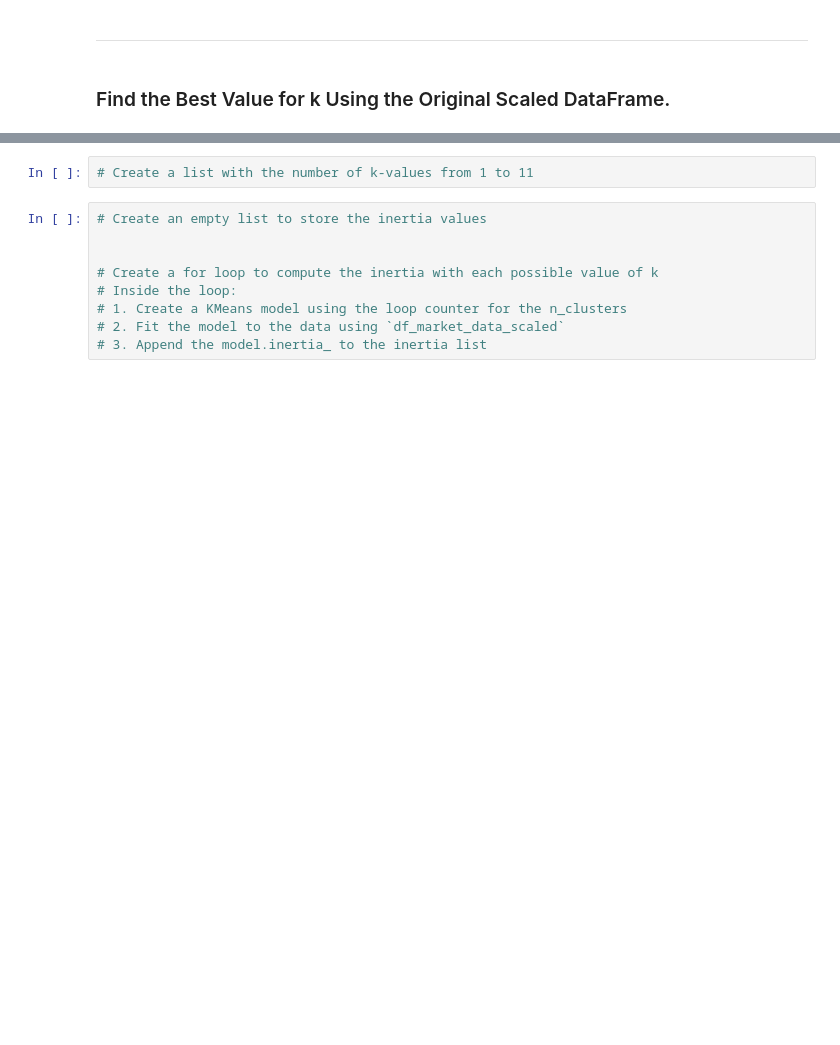
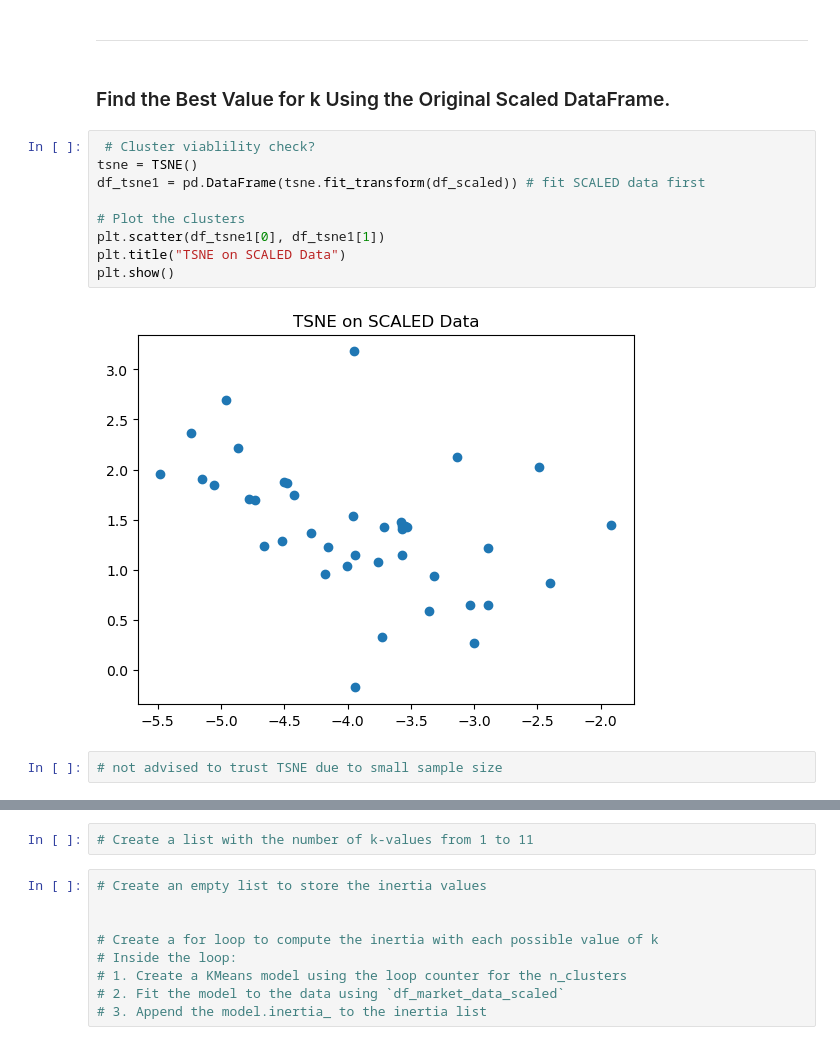
Before and after one commit to ajmonte0920/18_da_sep2024_hw_19_CryptoClustering, a Jupyter notebook: Crypto_Clustering_ajm.ipynb, the cells around one changed output, grey strips where cells are left out. Saved outputs shown, nothing was run; the diff lists cells and outputs as text; blank space fills up the shorter version.

Commit message:
19_da_sep2024_hw_19_CryptoClustering

```diff
--- a/Crypto_Clustering_ajm.ipynb
+++ b/Crypto_Clustering_ajm.ipynb
@@ -137,3 +141,16 @@ df_scaled.head()
 ---
 # %% [markdown]
 ### Find the Best Value for k Using the Original Scaled DataFrame.
+# %%
+ # Cluster viablility check?
+tsne = TSNE()
+df_tsne1 = pd.DataFrame(tsne.fit_transform(df_scaled)) # fit SCALED data first
+
+# Plot the clusters
+plt.scatter(df_tsne1[0], df_tsne1[1])
+plt.title("TSNE on SCALED Data")
+plt.show()
+# %% [output]
+[figure, added]
+# %%
+# not advised to trust TSNE due to small sample size
```
Also changed, not shown: parts of 5 cells of this notebook.
